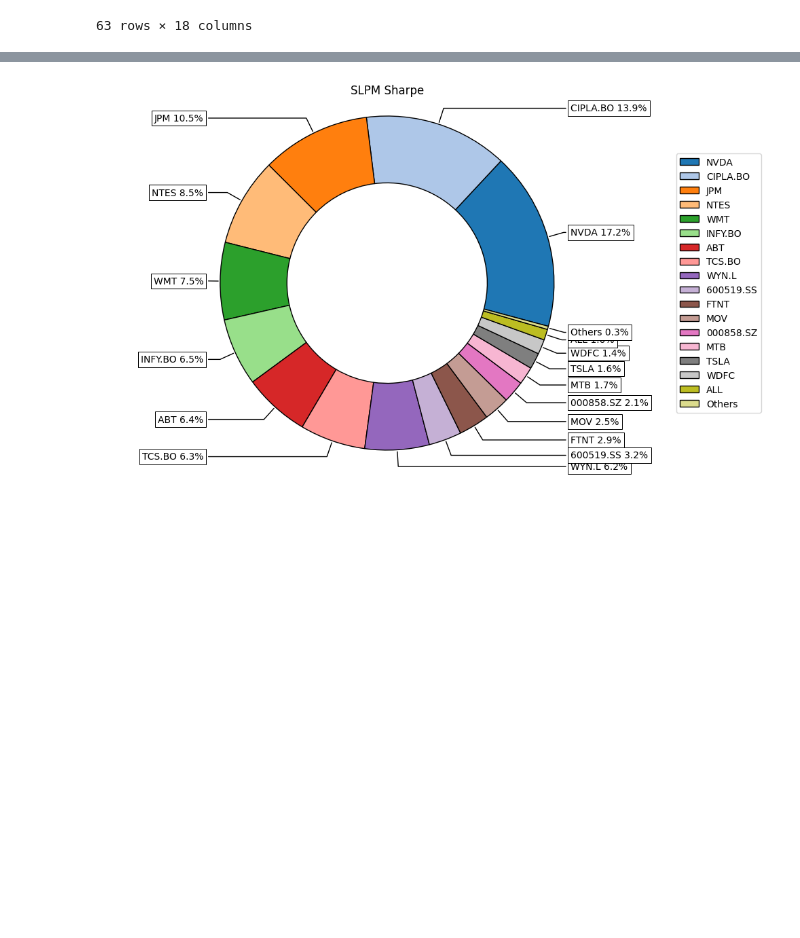
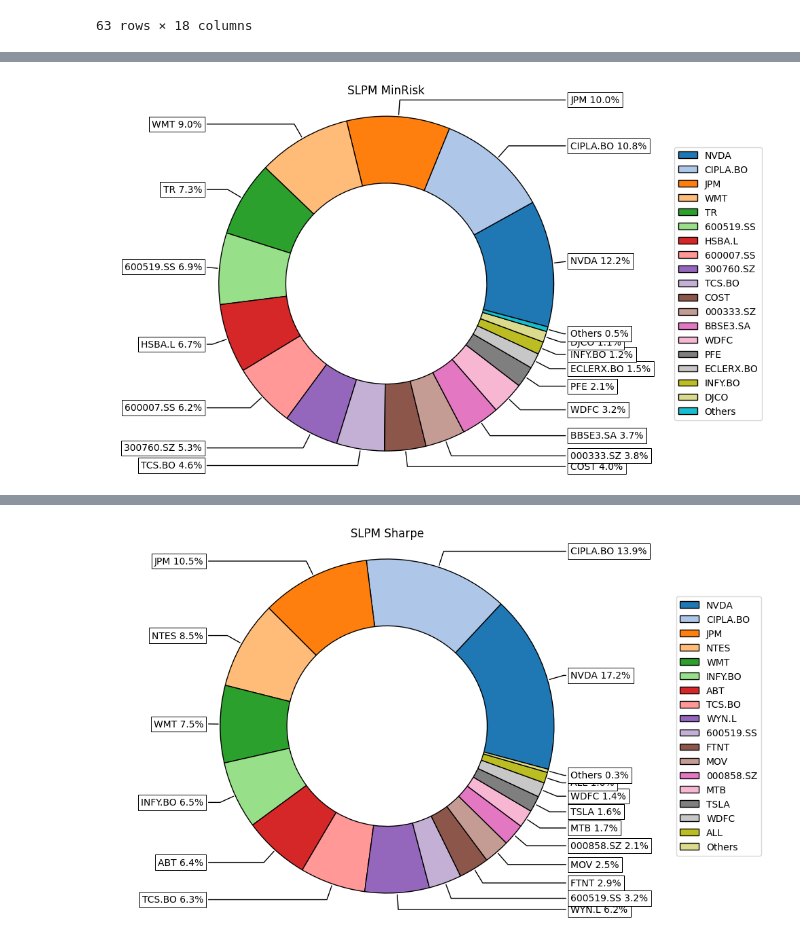
Before and after one commit to aliencaocao/wharton-comp, a Jupyter notebook: portfolio optimization.ipynb, the cells around one changed output, grey strips where cells are left out. Saved outputs shown, nothing was run; the diff lists cells and outputs as text; code cells hidden in the pictures; blank space fills up the shorter version.

```diff
--- a/portfolio optimization.ipynb
+++ b/portfolio optimization.ipynb
@@ -170,0 +197,4 @@ pd.DataFrame(P.T)
+# %%
+ax = rp.plot_pie(w=w_bl, title=f'{risk_measure} {obj}', others=0.01, nrow=len(port.assetslist), cmap="tab20", height=6, width=10, ax=None)
+# %% [output]
+[figure, added]
```
Also changed, not shown: parts of 10 cells of this notebook, 24 other files.
